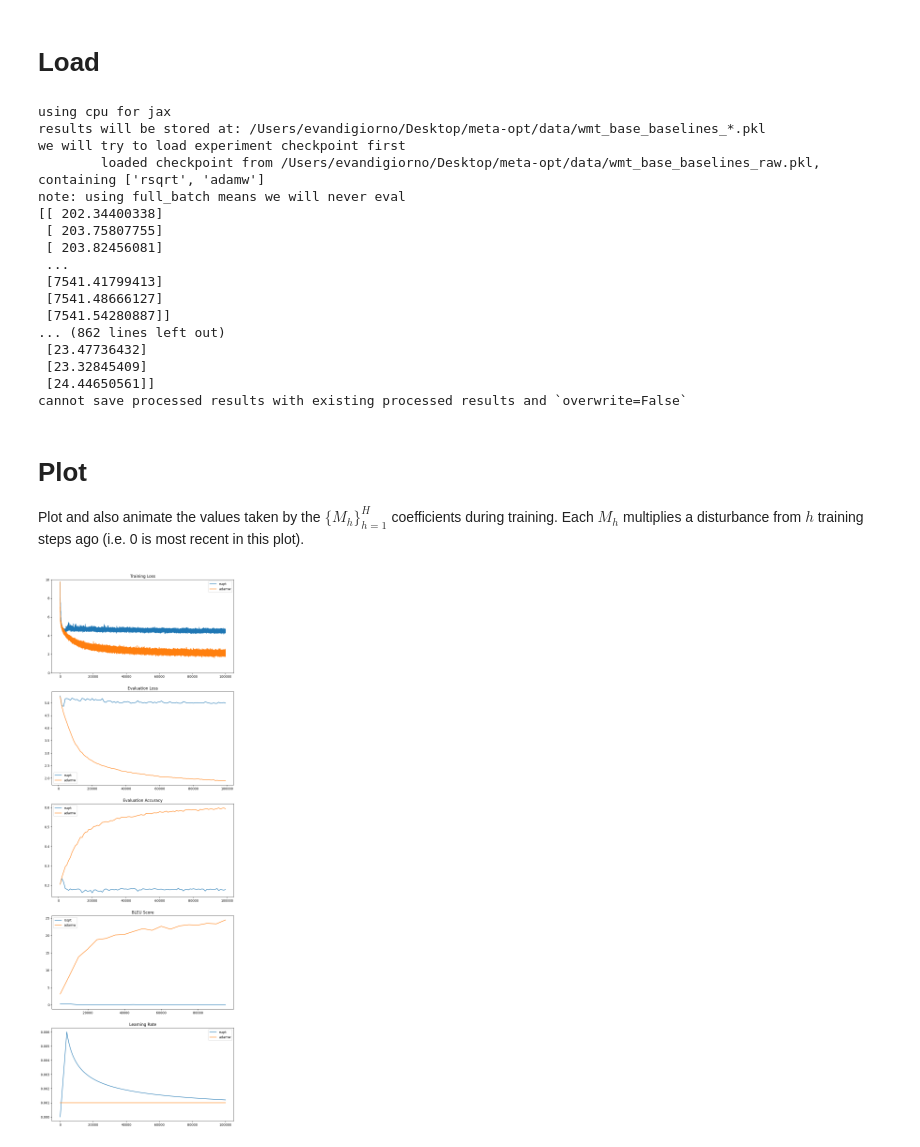
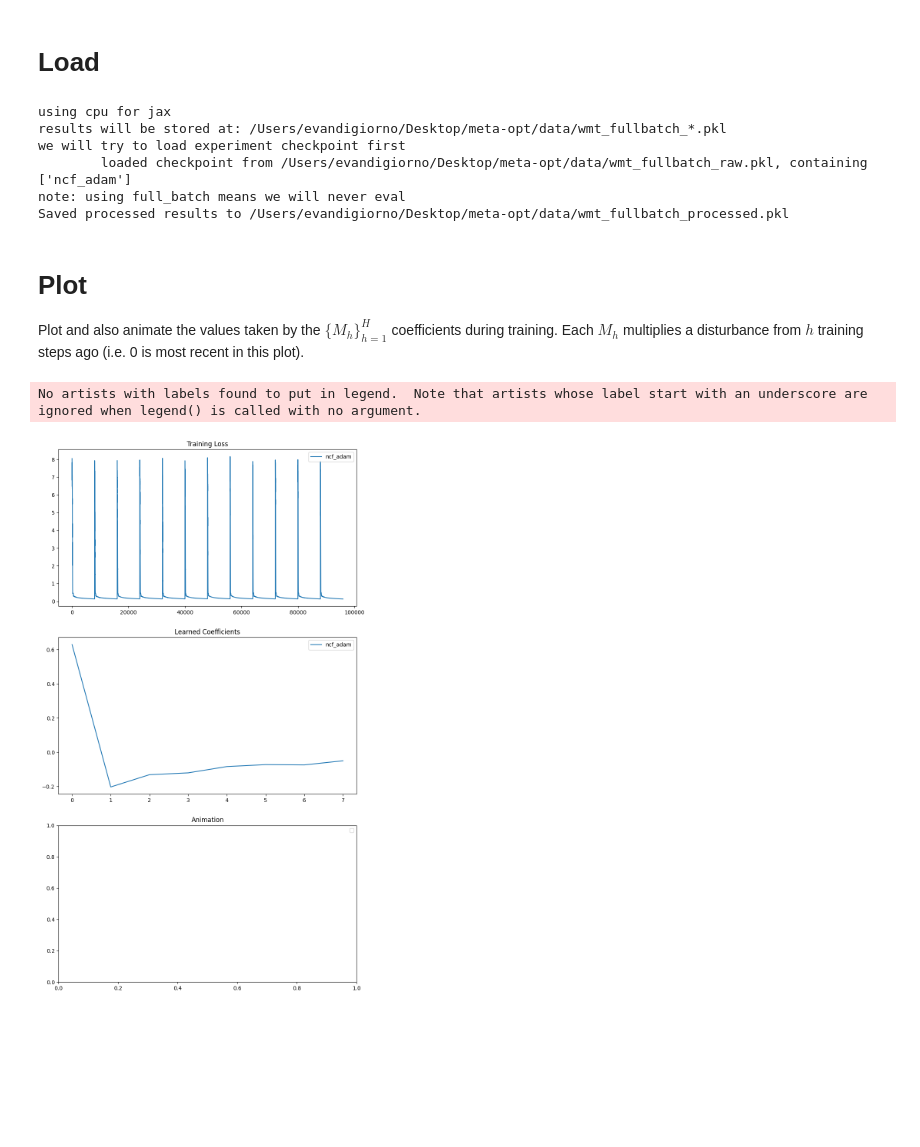
Before and after one commit to edogariu/meta_opt, a Jupyter notebook: notebooks/plotting.ipynb, the cells around one changed output. Saved outputs shown, nothing was run; the diff lists cells and outputs as text; code cells hidden in the pictures; blank space fills up the shorter version.

Commit message:
add wmt baselines

```diff
--- a/notebooks/plotting.ipynb
+++ b/notebooks/plotting.ipynb
@@ -21,7 +21,8 @@ CFG = {
     'reset_every': None,
 
     # experiment options
-    'experiment_name': 'wmt_base_baselines',
+    # 'experiment_name': 'wmt_base_baselines',
+    'experiment_name': 'wmt_fullbatch',
     'load_checkpoint': True,
     'overwrite': False,  # whether to allow us to overwrite existing checkpoints or throw errors
     'directory': os.path.abspath("../"),
@@ -31,22 +32,11 @@ processed_results = process_results(CFG, results)
 # processed_results = pkl.load(open('{}/data/{}_processed.pkl'.format(CFG['directory'], CFG['experiment_name']), 'rb'))
 # %% [output]
 using cpu for jax
-results will be stored at: /Users/evandigiorno/Desktop/meta-opt/data/wmt_base_baselines_*.pkl
+results will be stored at: /Users/evandigiorno/Desktop/meta-opt/data/wmt_fullbatch_*.pkl
 we will try to load experiment checkpoint first
-        loaded checkpoint from /Users/evandigiorno/Desktop/meta-opt/data/wmt_base_baselines_raw.pkl, containing ['rsqrt', 'adamw']
+        loaded checkpoint from /Users/evandigiorno/Desktop/meta-opt/data/wmt_fullbatch_raw.pkl, containing ['ncf_adam']
 note: using full_batch means we will never eval
-[[ 202.34400338]
- [ 203.75807755]
- [ 203.82456081]
- ...
- [7541.41799413]
- [7541.48666127]
- [7541.54280887]]
-... (862 lines left out)
- [23.47736432]
- [23.32845409]
- [24.44650561]]
-cannot save processed results with existing processed results and `overwrite=False`
+Saved processed results to /Users/evandigiorno/Desktop/meta-opt/data/wmt_fullbatch_processed.pkl
 # %%
 # from meta_opt.utils.experiment_utils import save_checkpoint
 # ret = {}
@@ -77,41 +67,44 @@ keys_to_plot = {
     'dadamw': 'd-adap',
     'mechadamw': 'mechanic',
     # 'rmsprop',
     'hgd': 'hgd',
     'cf': 'ours (finetuned)',
     # 'ncf': 'ours (finetuned)',
     'frozen': 'ours (frozen)',
 }
 
 plots_to_make = {
               'loss': 'Training Loss',
-              'eval_loss': 'Evaluation Loss',
-              'eval_acc': 'Evaluation Accuracy',
-              'bleu': 'BLEU Score',
-              # 'M': 'Learned Coefficients',
-              # 'anim': 'Animation',
-               'lr': 'Learning Rate',
+              # 'eval_loss': 'Evaluation Loss',
+              # 'eval_acc': 'Evaluation Accuracy',
+              # 'bleu': 'BLEU Score',
+              'M': 'Learned Coefficients',
+              'anim': 'Animation',
+              # 'grad_sq_norm': 'Sq Grad Norm',
+              # 'proj_grad_sq_norm': 'Proj Sq Grad Norm',
+               # 'lr': 'Learning Rate',
 }
 
 # ----------------------------------------
 # OR just plot em via regex
 # ----------------------------------------
 # keys_to_plot = '.*long.*'  # specific regex
 keys_to_plot = '.*'  # anything
 
-(fig, ax), anim = plot(results, processed_results, keys_to_plot, plots_to_make, anim_bounds=(-0.15, 0.05), smoothing=None)
-ax[0].set_ylim(0.,10)
-# ax[0].set_xlim(0, 4000)
+(fig, ax), anim = plot(results, processed_results, keys_to_plot, plots_to_make, anim_bounds=(-0.5, 0.5), smoothing=None)
+# ax[0].set_ylim(0.,10)
+# ax[0].set_xlim(680, 800)
 # ax[1].set_ylim(0.6, 0.95)
 # ax[2].set_ylim(0.95, 0.99)
 # ax[3].set_ylim(0.95, 0.99)
 # ax[4].set_ylim(-0.1, 40)
-# ax[5].set_ylim(-0.05, 0.05)
+# ax[1].set_ylim(0, 0.01)
 # plt.savefig('{}/figs/{}.pdf'.format(CFG['directory'], CFG['experiment_name']))
 plt.show()
 
 if anim is not None:
     h = HTML(anim.to_html5_video())
     display(h)
 # %% [output]
+No artists with labels found to put in legend.  Note that artists whose label start with an underscore are ignored when legend() is called with no argument.
-[figure, old version]
+[figure, new version]
```
Also changed, not shown: parts of 1 cell of this notebook, 19 other files.
